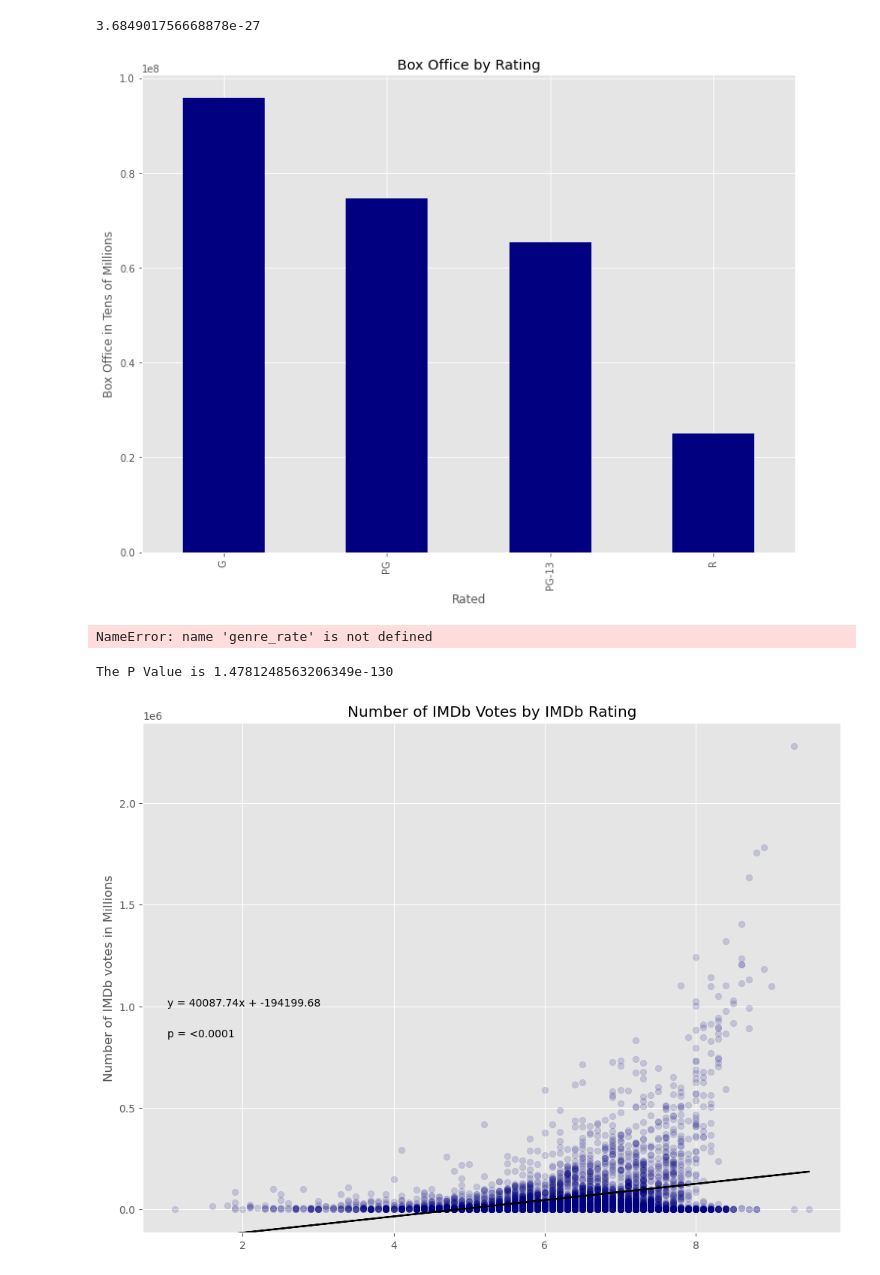
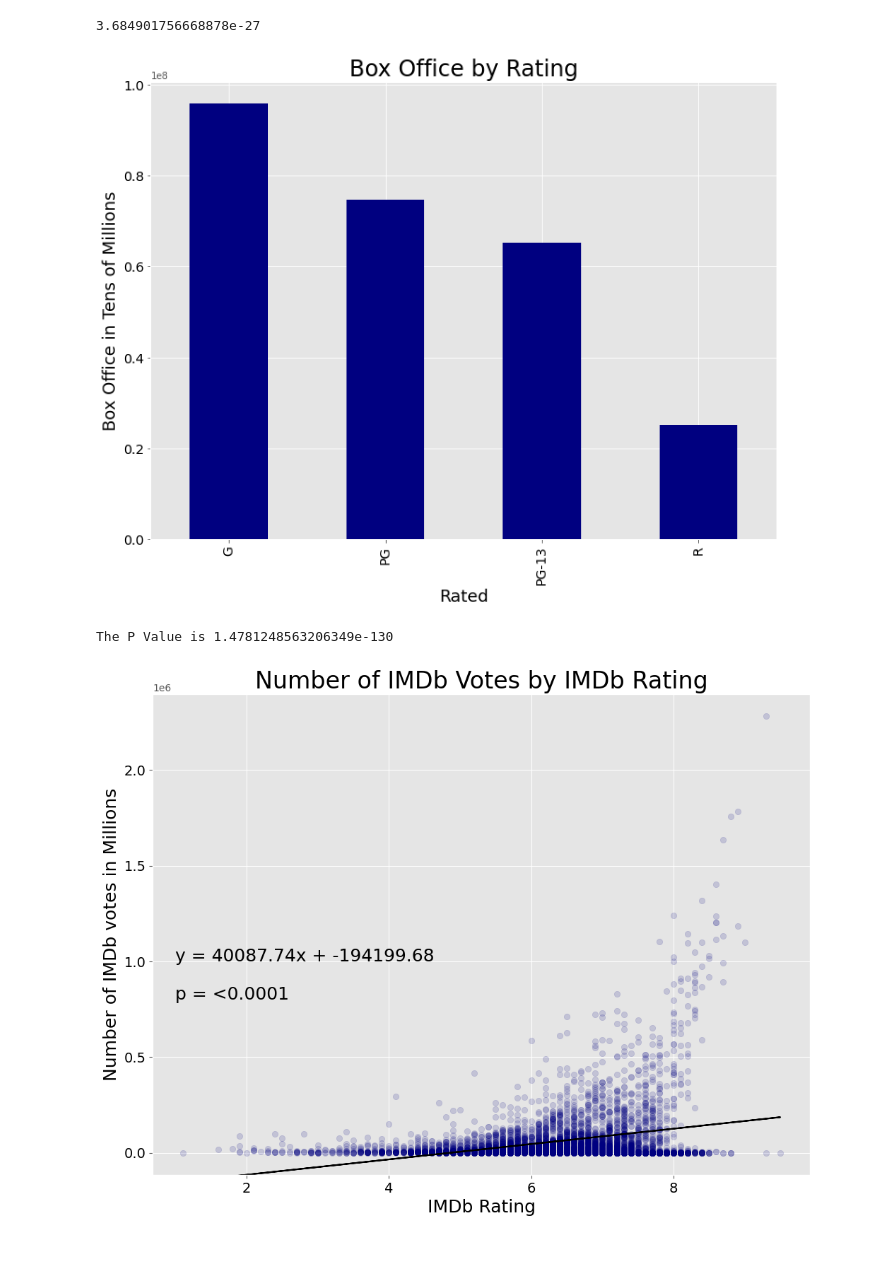
Before and after one commit to Lweston75/Project-One, a Jupyter notebook: ESPgraphs.ipynb, the cells around one changed output. Cells and saved outputs as stored; diff of their text form; code cells hidden in the pictures.

```diff
--- a/ESPgraphs.ipynb
+++ b/ESPgraphs.ipynb
@@ -258,15 +261,14 @@ rated_df_rating = movie_df.groupby('Rated').agg({
 }).reset_index()
 rated_df_rating = rated_df_rating[rated_df_rating['Rated'].isin(['G','PG','PG-13','R'])]
 rated_df_rating.plot.bar('Rated', 'Box_Office', color = 'navy', legend = False, figsize = (12,9))
-plt.title("Box Office by Rating")
-plt.ylabel("Box Office in Tens of Millions")
-plt.savefig("RatingbyBox.png")
+plt.title("Box Office by Rating", fontsize = 24, color = "black")
+plt.ylabel("Box Office in Tens of Millions", fontsize = 18, color = "black")
+plt.xlabel("Rated", fontsize = 18, color = "black")
+plt.xticks(fontsize = 14, color = 'black')
+plt.yticks(fontsize = 14, color = 'black')
+plt.savefig("RatingbyBox.png", bbox_inches = 'tight')
 # %% [output]
-[figure, old version]
+[figure, new version]
-# %%
-f_stat, pValue = st.f_oneway(genre_rate[0],genre_rate[1], genre_rate[2], genre_rate[3],genre_rate[4], genre_rate[6], genre_rate[7], genre_rate[8], genre_rate[9], genre_rate[10], genre_rate[11], genre_rate[12], genre_rate[13], genre_rate[14], genre_rate[15], genre_rate[16], genre_rate[17], genre_rate[18], genre_rate[19], genre_rate[20], genre_rate[21], genre_rate[22], genre_rate[24], genre_rate[25])
-# %% [output]
-NameError: name 'genre_rate' is not defined
 # %%
 def decommarizer(x):
     try:
@@ -276,40 +278,43 @@ def decommarizer(x):
     return x
 
 movie_df['Num Votes'] = movie_df['Num Votes'].apply(decommarizer)
 
 plot = [1,1000000]
 
 def Scatter_w_Trend(df,x,y,plot_location, y_limit=None):
     new_df = df[[x,y]].dropna()
     new_df[x] = new_df[x].astype(float)
     new_df[y] = new_df[y].astype(float)
     new_df.head()
     x_list = new_df[x].tolist()
     y_list = new_df[y].tolist()
     plt.scatter(x_list, y_list, alpha = 0.15, color = 'navy')
     plt.ylim(y_limit)
     m, b, rSquare, pValue, stderr = st.linregress(x_list,y_list)
     line = "y = " + str(round(m,2)) + "x + " + str(round(b,2))
     print(f"The P Value is {pValue}")
     if pValue < 0.0001:
         pValue = "<0.0001"
     else:
         pValue = round(pValue,4)
-    plt.annotate(line, plot_location, color="black")
-    plot_location[1] = 0.85*plot_location[1]
-    plt.annotate(f"p = {pValue}",plot_location, color = 'black' )
+    plt.annotate(line, plot_location, fontsize = 18, color="black")
+    plot_location[1] = 0.80*plot_location[1]
+    plt.annotate(f"p = {pValue}",plot_location, fontsize = 18, color = 'black' )
     fit_line_y = new_df[x] * m + b
     plt.plot(x_list, fit_line_y, color = 'black')
 
 plt.figure(dpi = 100, figsize = (12,9))
 Scatter_w_Trend(movie_df, 'IMDb Rating','Num Votes',plot)
-plt.title('Number of IMDb Votes by IMDb Rating')
-plt.ylabel('Number of IMDb votes in Millions')
-plt.savefig("VotesByRating.png")
+plt.title('Number of IMDb Votes by IMDb Rating', fontsize = 24, color = "black")
+plt.ylabel('Number of IMDb votes in Millions', fontsize = 18, color = "black")
+plt.xlabel('IMDb Rating', fontsize = 18, color = "black")
+plt.xticks(fontsize = 14, color = 'black')
+plt.yticks(fontsize = 14, color = 'black')
+plt.savefig("VotesByRating.png", bbox_inches = 'tight')
 plt.show()
 # %% [output]
 The P Value is 1.4781248563206349e-130
-[figure, old version]
+[figure, new version]
 # %%
 movie_df['Votes Index'] = movie_df['Num Votes']/movie_df['Box_Office']
 plot = [2, 20]
```
Also changed, not shown: parts of 11 cells of this notebook, 8 other files.
